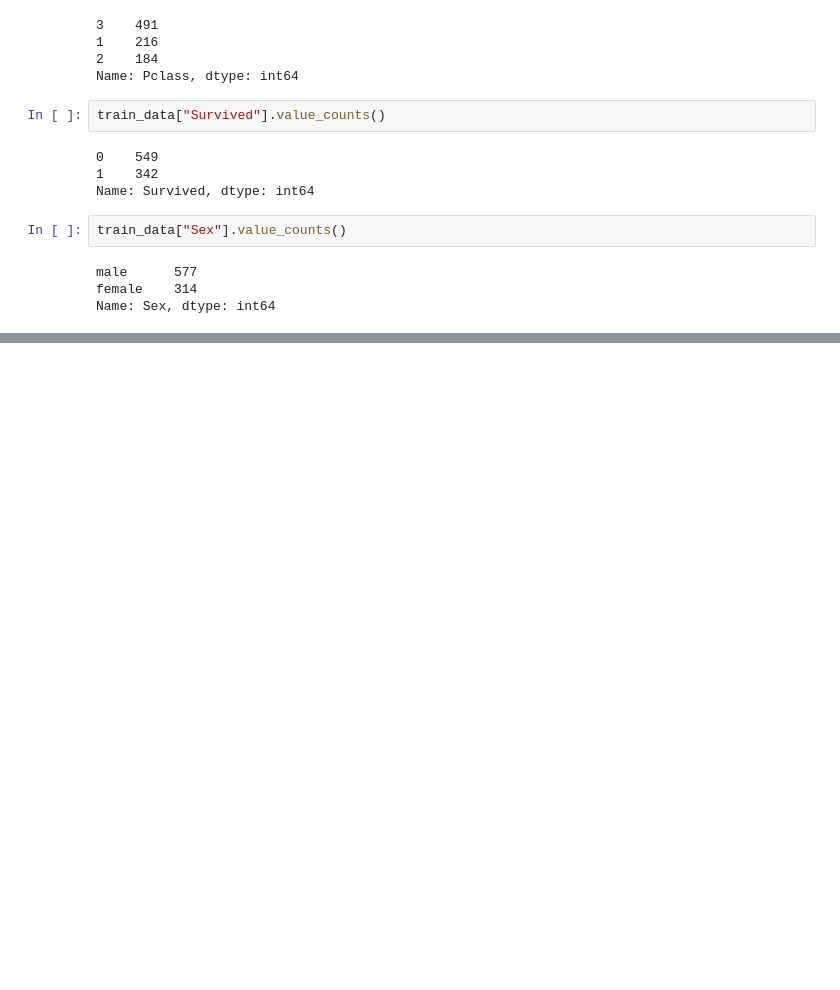
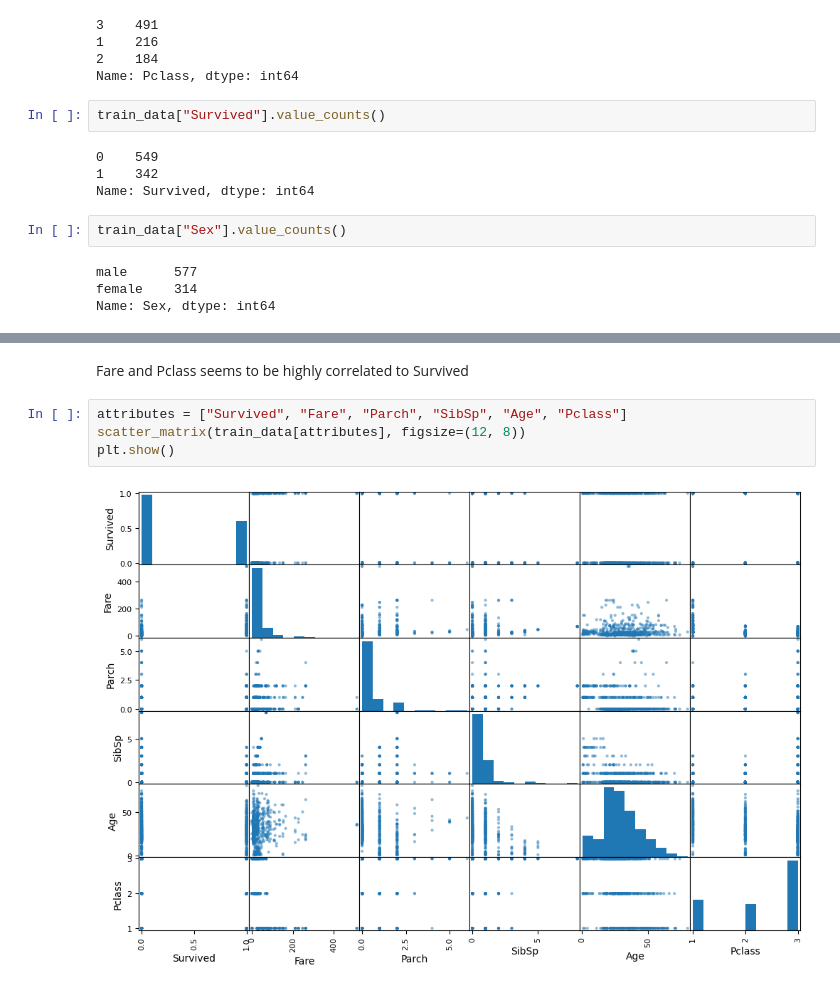
Before and after one commit to shli1126/TitanicKaggle, a Jupyter notebook: Titanic.ipynb, the cells around one changed output, grey strips where cells are left out. Cells and saved outputs as stored; diff of their text form; blank space fills up the shorter version.

```diff
--- a/Titanic.ipynb
+++ b/Titanic.ipynb
@@ -74,0 +108,8 @@ train_data.hist(figsize=())
+# %% [markdown]
+Fare and Pclass seems to be highly correlated to Survived
+# %%
+attributes = ["Survived", "Fare", "Parch", "SibSp", "Age", "Pclass"]
+scatter_matrix(train_data[attributes], figsize=(12, 8))
+plt.show()
+# %% [output]
+[figure, added]
```
Also changed, not shown: parts of 15 cells of this notebook.
